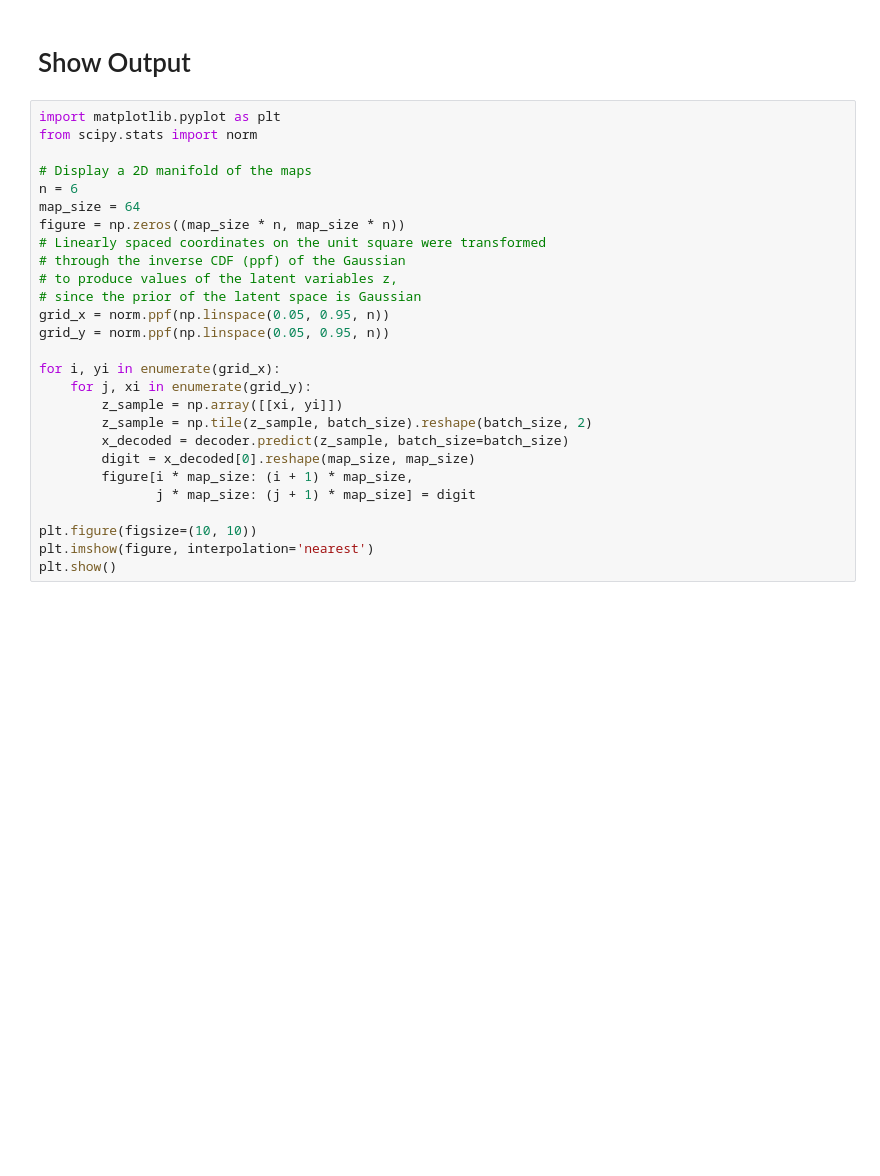
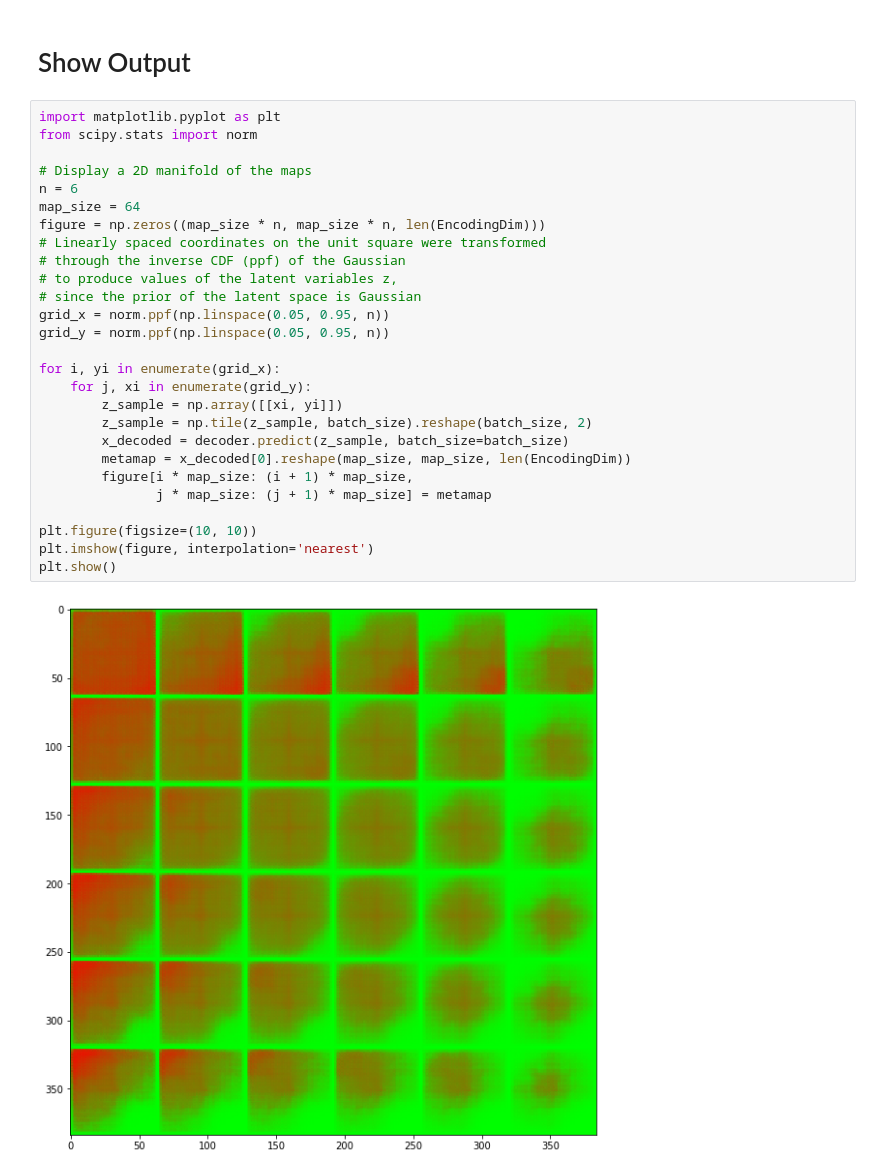
Before and after one commit to davidaramant/tiledriver-ml, a Jupyter notebook: Tiledriver VAE.ipynb, the cells around one changed output. Drawn from its saved outputs; the diff is of its cells as text; blank space fills up the shorter version.

```diff
--- a/Tiledriver VAE.ipynb
+++ b/Tiledriver VAE.ipynb
@@ -362,27 +365,29 @@ Epoch 1/2
 # %%
 import matplotlib.pyplot as plt
 from scipy.stats import norm
 
 # Display a 2D manifold of the maps
 n = 6
 map_size = 64
-figure = np.zeros((map_size * n, map_size * n))
+figure = np.zeros((map_size * n, map_size * n, len(EncodingDim)))
 # Linearly spaced coordinates on the unit square were transformed
 # through the inverse CDF (ppf) of the Gaussian
 # to produce values of the latent variables z,
 # since the prior of the latent space is Gaussian
 grid_x = norm.ppf(np.linspace(0.05, 0.95, n))
 grid_y = norm.ppf(np.linspace(0.05, 0.95, n))
 
 for i, yi in enumerate(grid_x):
     for j, xi in enumerate(grid_y):
         z_sample = np.array([[xi, yi]])
         z_sample = np.tile(z_sample, batch_size).reshape(batch_size, 2)
         x_decoded = decoder.predict(z_sample, batch_size=batch_size)
-        digit = x_decoded[0].reshape(map_size, map_size)
+        metamap = x_decoded[0].reshape(map_size, map_size, len(EncodingDim))
         figure[i * map_size: (i + 1) * map_size,
-               j * map_size: (j + 1) * map_size] = digit
+               j * map_size: (j + 1) * map_size] = metamap
 
 plt.figure(figsize=(10, 10))
 plt.imshow(figure, interpolation='nearest')
 plt.show()
+# %% [output]
+[figure, added]
```
Also changed, not shown: parts of 1 cell of this notebook.
